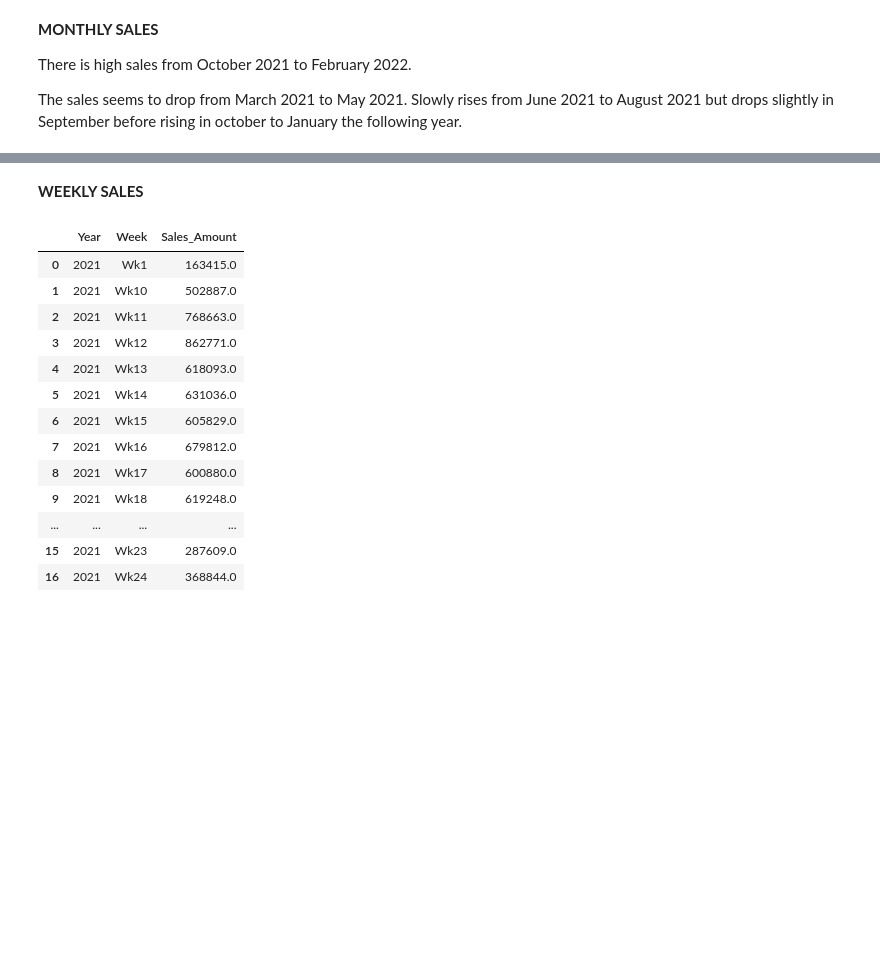
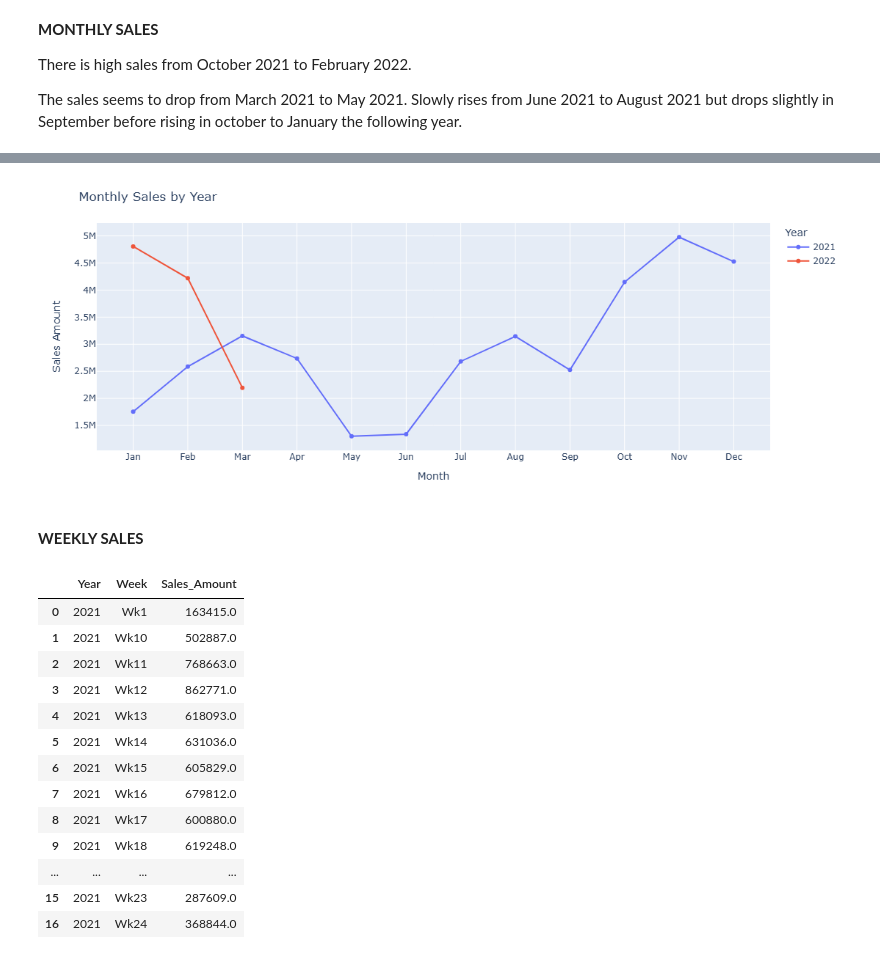
Before and after one commit to Lenida-Daniels/Sales-Analysis, a Jupyter notebook: sales_analysis.ipynb, the cells around one changed output, grey strips where cells are left out. Drawn from its saved outputs; the diff is of its cells as text; code cells hidden in the pictures; blank space fills up the shorter version.

```diff
--- a/sales_analysis.ipynb
+++ b/sales_analysis.ipynb
@@ -243,3 +256,31 @@ print(monthly_sales)
+# %%
+# Define the correct order of months
+month_order = ["Jan", "Feb", "Mar", "Apr", "May", "Jun",
+               "Jul", "Aug", "Sep", "Oct", "Nov", "Dec"]
+
+#Set 'Month' as a categorical column with the correct order
+monthly_sales["Month"] = pd.Categorical(monthly_sales["Month"], categories=month_order, ordered=True)
+monthly_sales = monthly_sales.sort_values(["Year", "Month"])
+fig=px.line(
+    monthly_sales,
+    x="Month",
+    y="Sales_Amount",
+    markers=True,
+    color="Year"
+
+)
+
+fig.update_layout(
+    width=600,
+    height=450,
+    title="Monthly Sales by Year",
+    xaxis_title="Month",
+    yaxis_title="Sales Amount"
+)
+
+fig.show()
+# %% [output]
+[figure, added]
 # %% [markdown]
 **WEEKLY SALES**
 # %%
```
Also changed, not shown: parts of 5 cells of this notebook.
